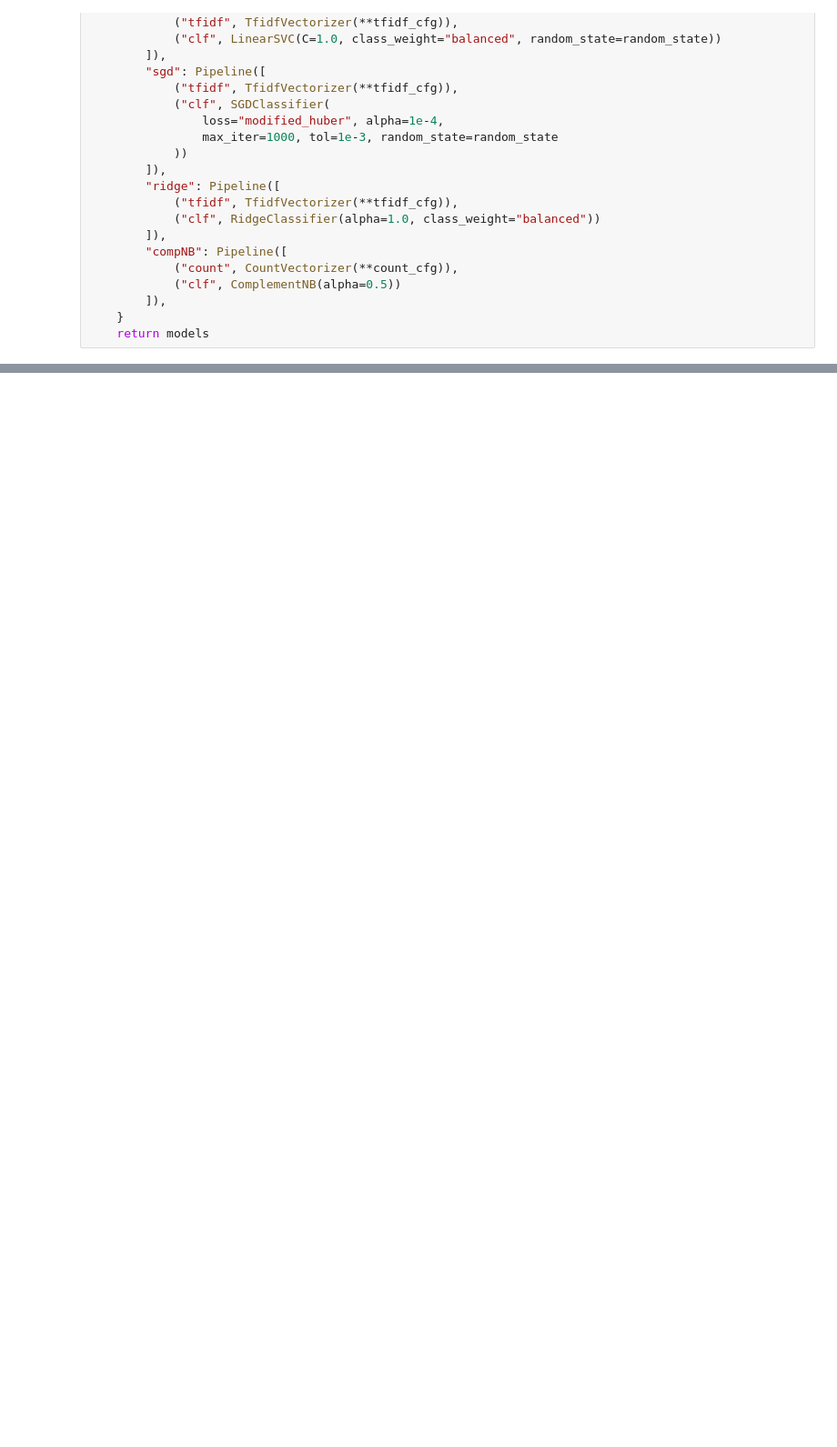
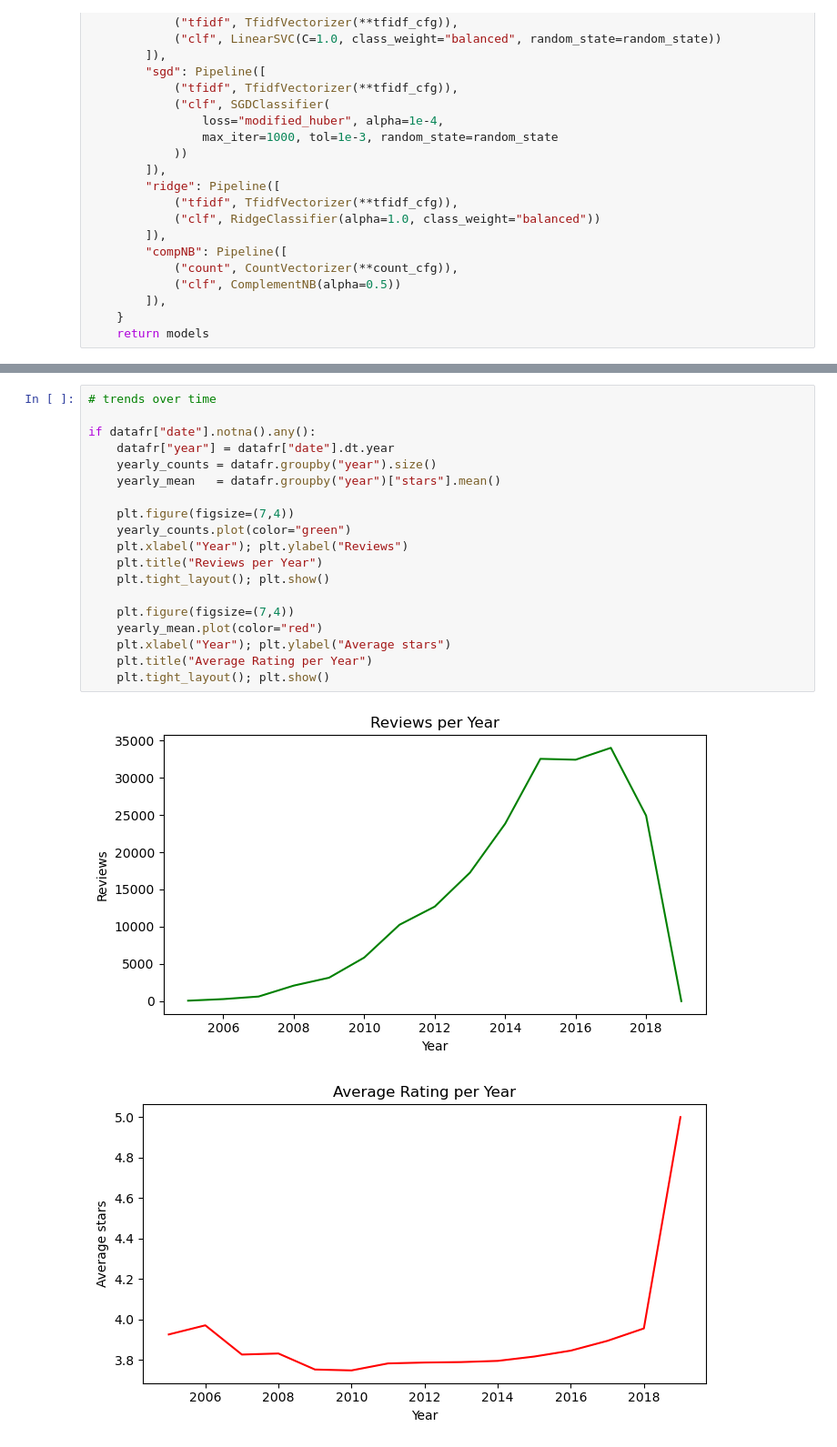
Before and after one commit to blurredLogic/Sentiment-Classification-of-Yelp-Reviews, a Jupyter notebook: yelp_reviews.ipynb, the cells around one changed output, grey strips where cells are left out. Shown at 91% size. Cells and saved outputs as stored; diff of their text form; blank space fills up the shorter version.

```diff
--- a/yelp_reviews.ipynb
+++ b/yelp_reviews.ipynb
@@ -639,3 +643,25 @@ if df["date"].notna().any():
+# %%
+# trends over time
+
+if datafr["date"].notna().any():
+    datafr["year"] = datafr["date"].dt.year
+    yearly_counts = datafr.groupby("year").size()
+    yearly_mean   = datafr.groupby("year")["stars"].mean()
+
+    plt.figure(figsize=(7,4))
+    yearly_counts.plot(color="green")
+    plt.xlabel("Year"); plt.ylabel("Reviews")
+    plt.title("Reviews per Year")
+    plt.tight_layout(); plt.show()
+
+    plt.figure(figsize=(7,4))
+    yearly_mean.plot(color="red")
+    plt.xlabel("Year"); plt.ylabel("Average stars")
+    plt.title("Average Rating per Year")
+    plt.tight_layout(); plt.show()
+# %% [output]
+[figure, added]
+[figure, added]
 # %%
 # power users and frequent visited businesses
 
```
Also changed, not shown: parts of 16 cells of this notebook.
